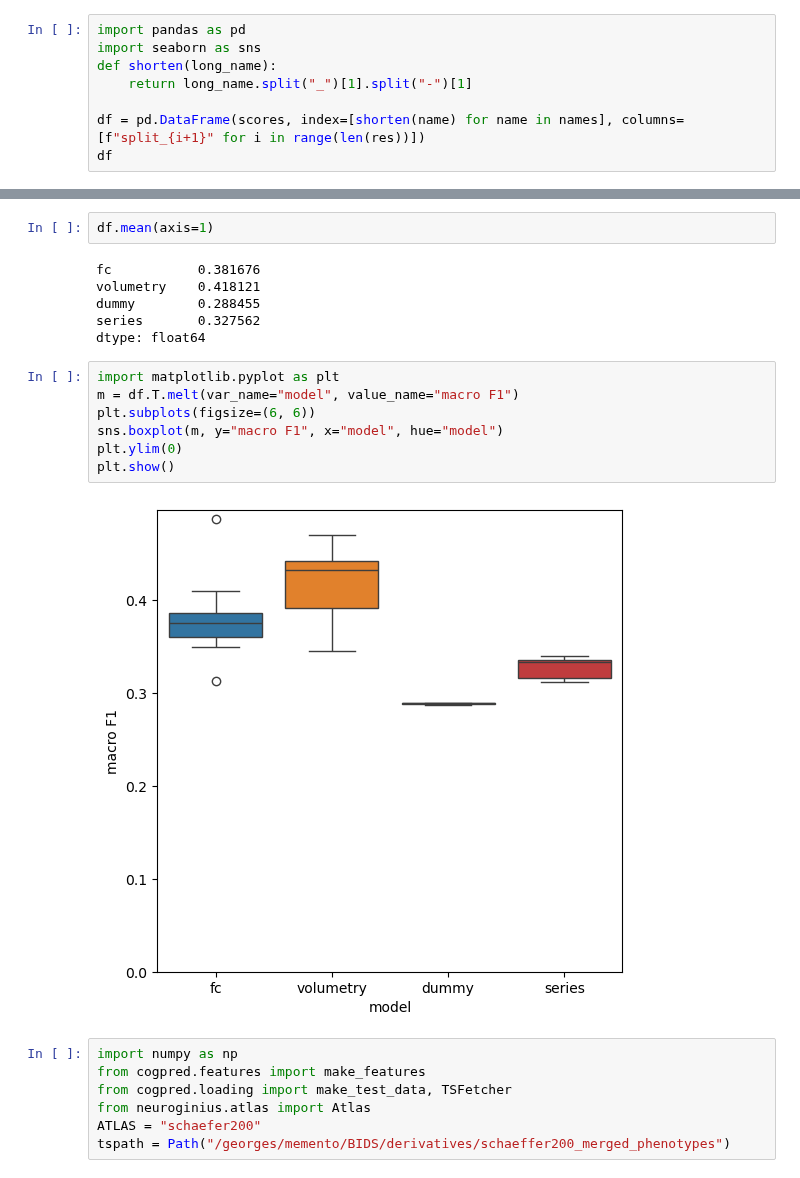
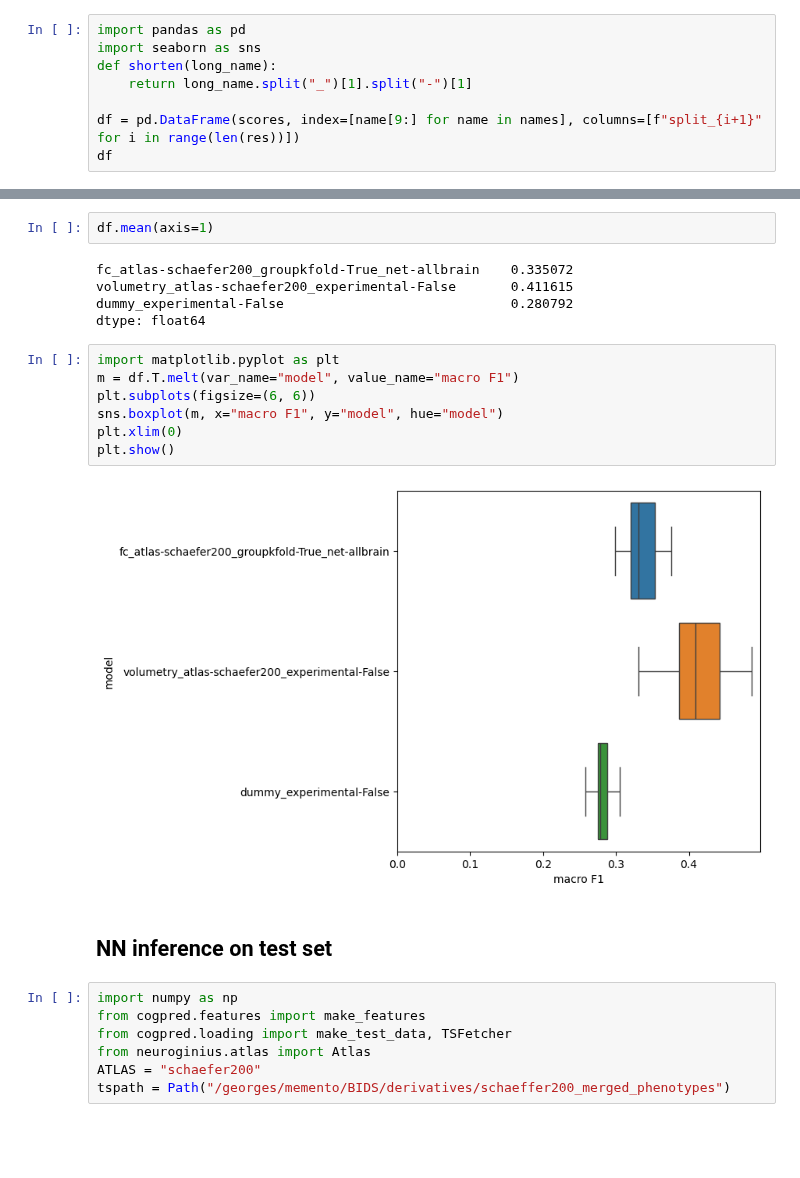
Before and after one commit to jonathan-legrand/cogpred, a Jupyter notebook: compare_scores.ipynb, the cells around one changed output, grey strips where cells are left out. Saved outputs shown, nothing was run; the diff lists cells and outputs as text; blank space fills up the shorter version.

```diff
--- a/compare_scores.ipynb
+++ b/compare_scores.ipynb
@@ -51,7 +50,7 @@ import seaborn as sns
 def shorten(long_name):
     return long_name.split("_")[1].split("-")[1]
 
-df = pd.DataFrame(scores, index=[shorten(name) for name in names], columns=[f"split_{i+1}" for i in range(len(res))])
+df = pd.DataFrame(scores, index=[name[9:] for name in names], columns=[f"split_{i+1}" for i in range(len(res))])
 df
 # %% [output]
 |  | split_1 | split_2 | split_3 | split_4 | split_5 | split_6 | split_7 | split_8 |
@@ -62,20 +60,21 @@ df
 # %%
 df.mean(axis=1)
 # %% [output]
-fc           0.381676
-volumetry    0.418121
-dummy        0.288455
-series       0.327562
+fc_atlas-schaefer200_groupkfold-True_net-allbrain    0.335072
+volumetry_atlas-schaefer200_experimental-False       0.411615
+dummy_experimental-False                             0.280792
 dtype: float64
 # %%
 import matplotlib.pyplot as plt
 m = df.T.melt(var_name="model", value_name="macro F1")
 plt.subplots(figsize=(6, 6))
-sns.boxplot(m, y="macro F1", x="model", hue="model")
-plt.ylim(0)
+sns.boxplot(m, x="macro F1", y="model", hue="model")
+plt.xlim(0)
 plt.show()
 # %% [output]
-[figure, old version]
+[figure, new version]
+# %% [markdown]
+## NN inference on test set
 # %%
 import numpy as np
 from cogpred.features import make_features
```
Also changed, not shown: parts of 10 cells of this notebook.
